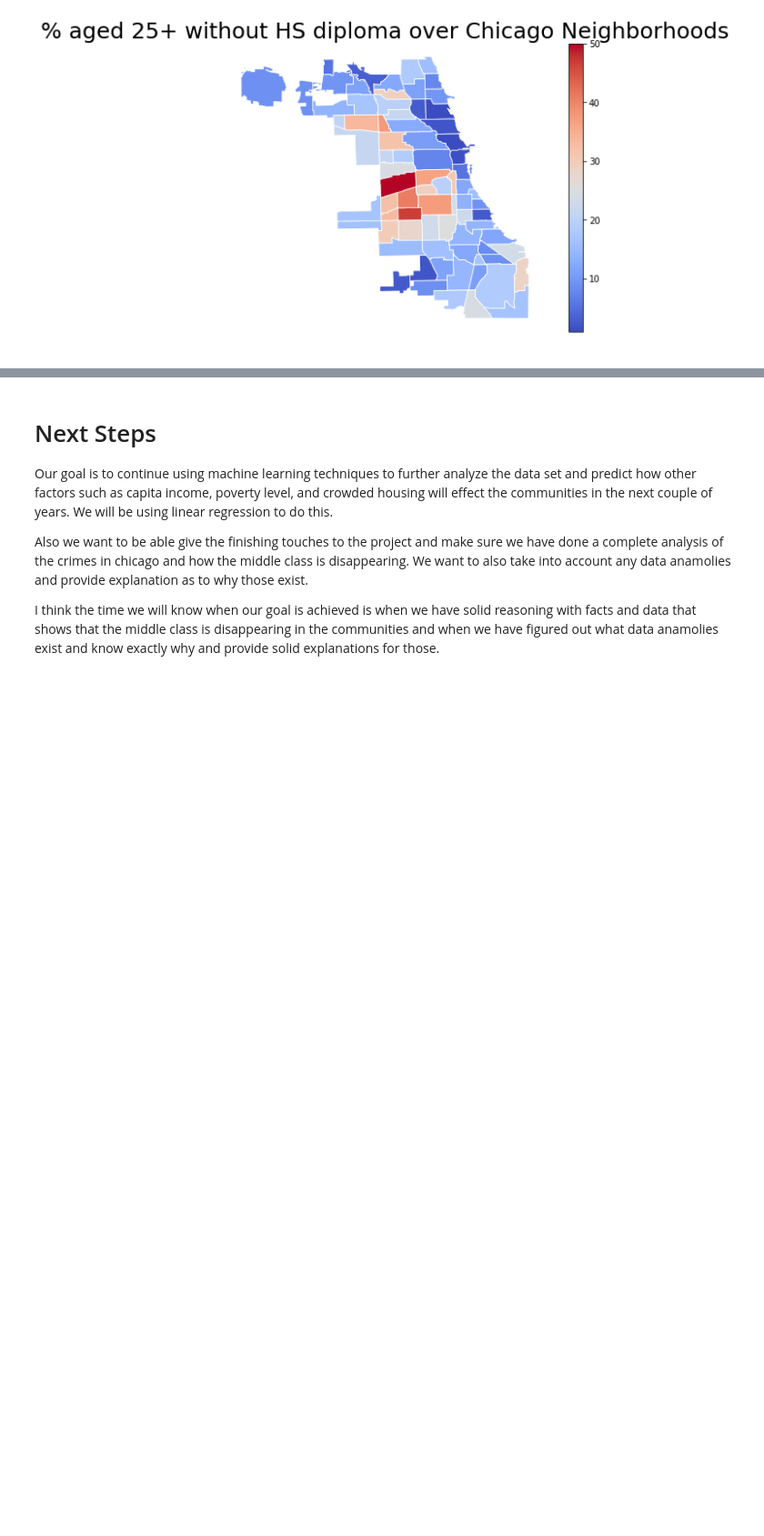
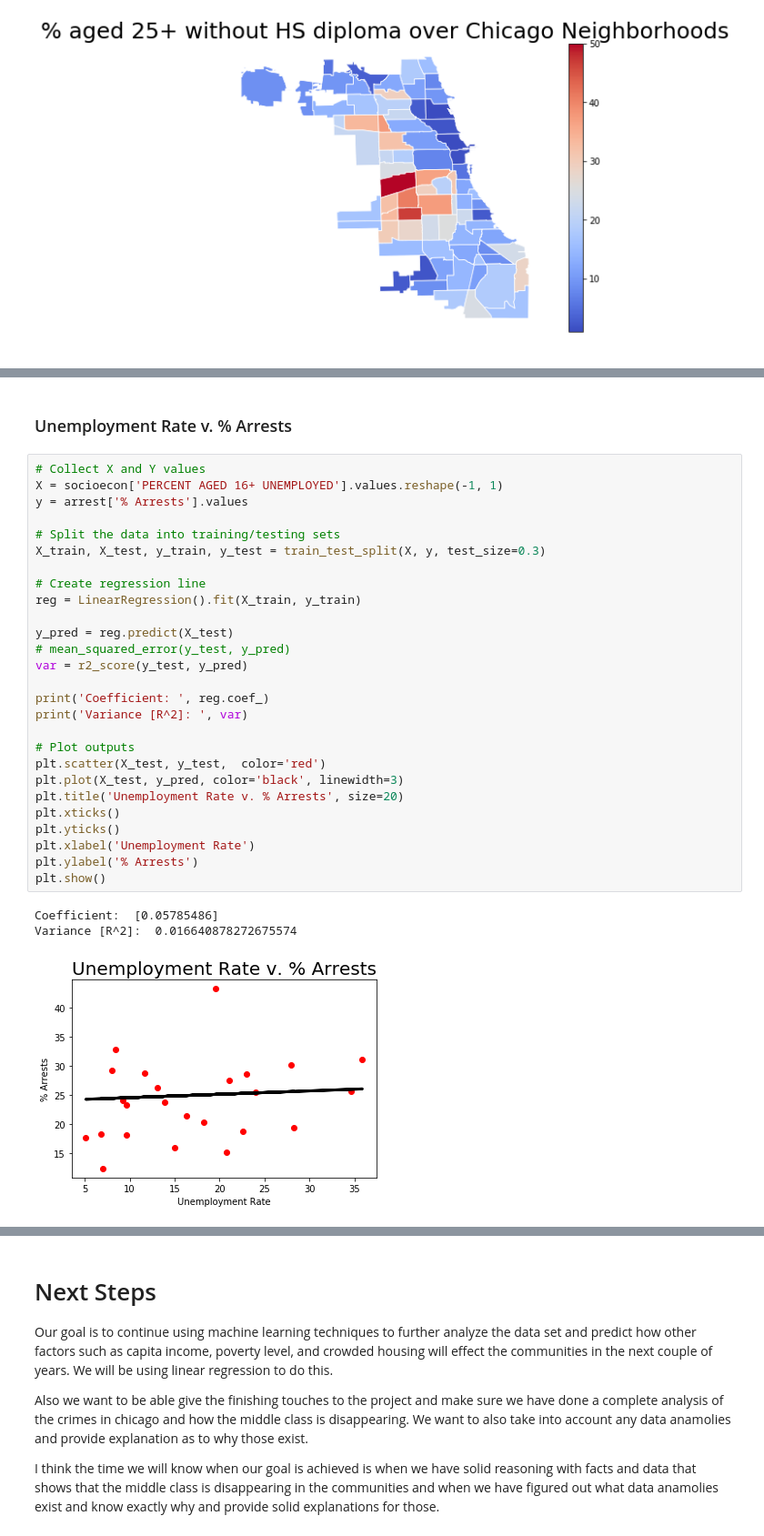
Before and after one commit to edgeslab/CS418-Project, a Jupyter notebook: 418_ProjectV3.ipynb, the cells around one changed output, grey strips where cells are left out. Shown: that part at 91% size. Cells and saved outputs as stored; diff of their text form; blank space fills up the shorter version.

```diff
--- a/418_ProjectV3.ipynb
+++ b/418_ProjectV3.ipynb
@@ -285,2 +369,35 @@ sns.heatmap(x)
+# %% [markdown]
+### Unemployment Rate v. % Arrests
+# %%
+# Collect X and Y values
+X = socioecon['PERCENT AGED 16+ UNEMPLOYED'].values.reshape(-1, 1)
+y = arrest['% Arrests'].values
+
+# Split the data into training/testing sets
+X_train, X_test, y_train, y_test = train_test_split(X, y, test_size=0.3)
+
+# Create regression line
+reg = LinearRegression().fit(X_train, y_train)
+
+y_pred = reg.predict(X_test)
+# mean_squared_error(y_test, y_pred)
+var = r2_score(y_test, y_pred)
+
+print('Coefficient: ', reg.coef_)
+print('Variance [R^2]: ', var)
+
+# Plot outputs
+plt.scatter(X_test, y_test,  color='red')
+plt.plot(X_test, y_pred, color='black', linewidth=3)
+plt.title('Unemployment Rate v. % Arrests', size=20)
+plt.xticks()
+plt.yticks()
+plt.xlabel('Unemployment Rate')
+plt.ylabel('% Arrests')
+plt.show()
+# %% [output]
+Coefficient:  [0.05785486]
+Variance [R^2]:  0.016640878272675574
+[figure, added]
 # %% [markdown]
 # Reflection
```
Also changed, not shown: parts of 18 cells of this notebook.
